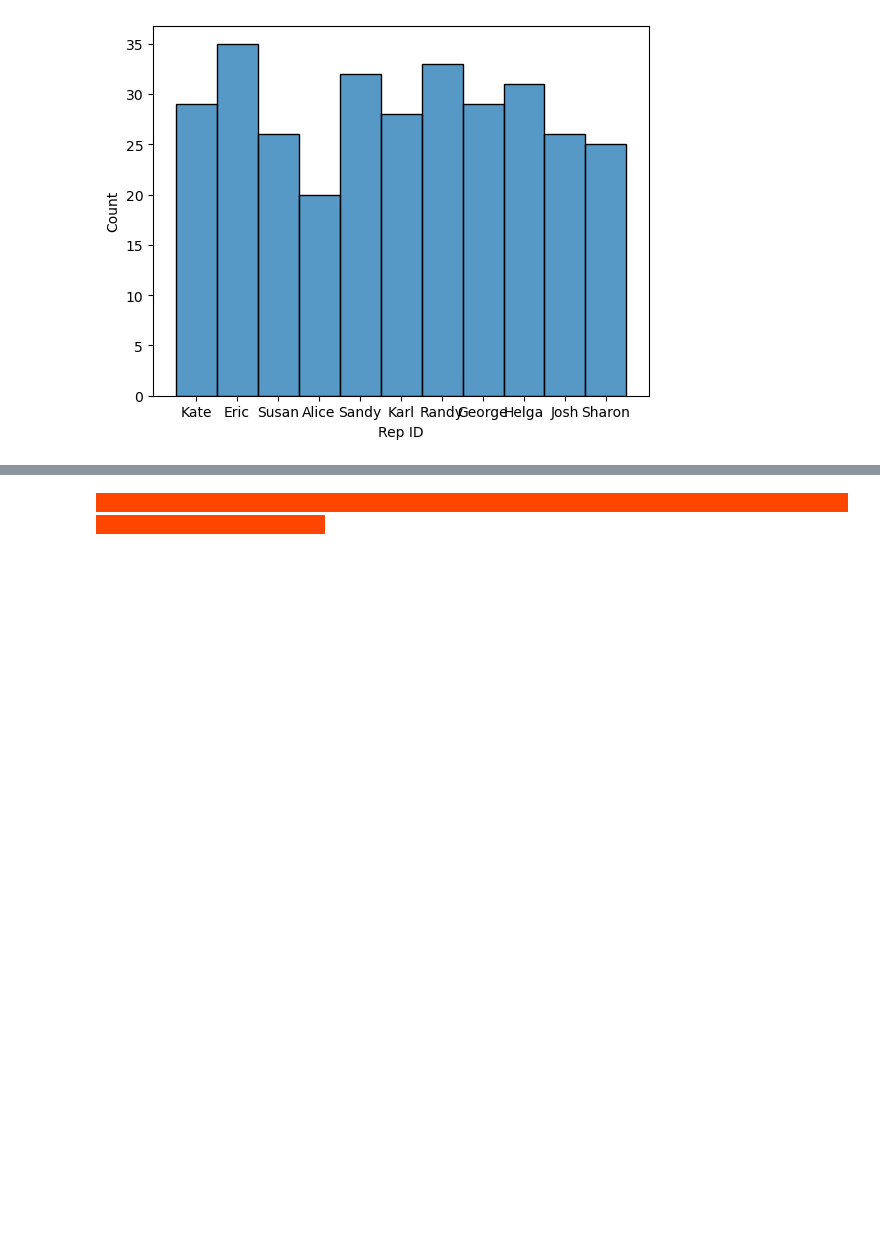
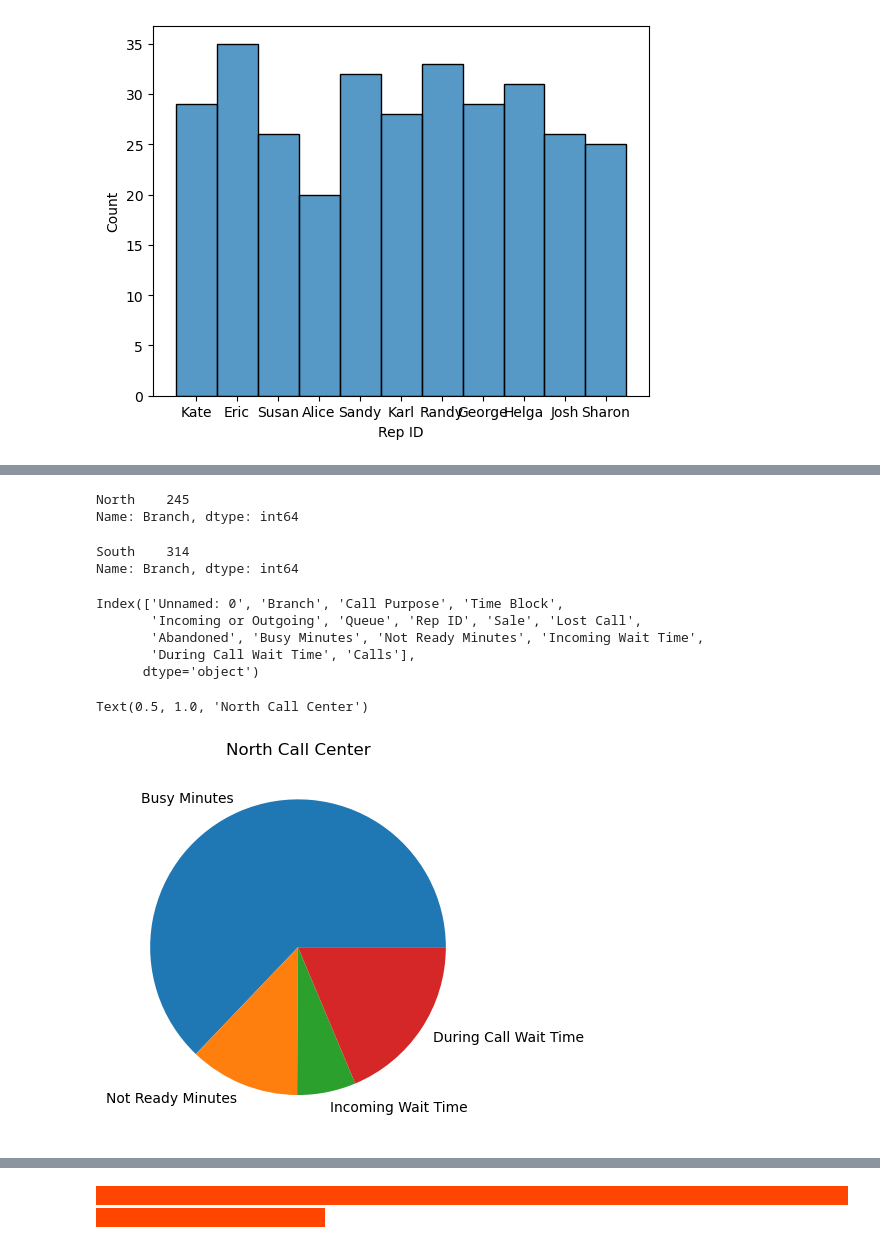
Before and after one commit to odelmas-sci/call-center-cleanup-assignment-2, a Jupyter notebook: Call_Center_Cleanup.ipynb, the cells around one changed output, grey strips where cells are left out. Cells and saved outputs as stored; diff of their text form; code cells hidden in the pictures; blank space fills up the shorter version.

```diff
--- a/Call_Center_Cleanup.ipynb
+++ b/Call_Center_Cleanup.ipynb
@@ -177,4 +177,6 @@ Calls - 0%
 #Fill in missing values for Incoming Wait Time feature for North Call Center
 north_df["Incoming Wait Time"] = north_df["Incoming Wait Time"].fillna("No Wait")
 north_df["Incoming Wait Time"].value_counts(ascending = True)
+north_df["Incoming Wait Time"] = north_df["Incoming Wait Time"].replace({"No Wait": 0.0})
+north_df["Incoming Wait Time"].value_counts(ascending = True) #changed No Wait to 0.0 so I can analyze it later
 # %% [output]
@@ -277,0 +282,28 @@ bar_NRM_reps_south = sns.barplot(x = 'Rep ID',y = 'Not Ready Minutes',data = sou
+# %%
+north_df["Branch"].value_counts()
+# %% [output]
+North    245
+Name: Branch, dtype: int64
+# %%
+south_df["Branch"].value_counts()
+# %% [output]
+South    314
+Name: Branch, dtype: int64
+# %%
+north_df.columns
+#south_df.columns
+# %% [output]
+Index(['Unnamed: 0', 'Branch', 'Call Purpose', 'Time Block',
+       'Incoming or Outgoing', 'Queue', 'Rep ID', 'Sale', 'Lost Call',
+       'Abandoned', 'Busy Minutes', 'Not Ready Minutes', 'Incoming Wait Time',
+       'During Call Wait Time', 'Calls'],
+      dtype='object')
+# %%
+minutes_north = [north_df['Busy Minutes'].mean(), north_df['Not Ready Minutes'].mean(), north_df['Incoming Wait Time'].mean(),
+        north_df['During Call Wait Time'].mean()]
+labels = ["Busy Minutes", "Not Ready Minutes", "Incoming Wait Time", "During Call Wait Time"]
+plt.pie(minutes_north, labels = labels)
+plt.title("North Call Center")
+# %% [output]
+Text(0.5, 1.0, 'North Call Center')
+[figure, added]
```
Also changed, not shown: parts of 15 cells of this notebook.
